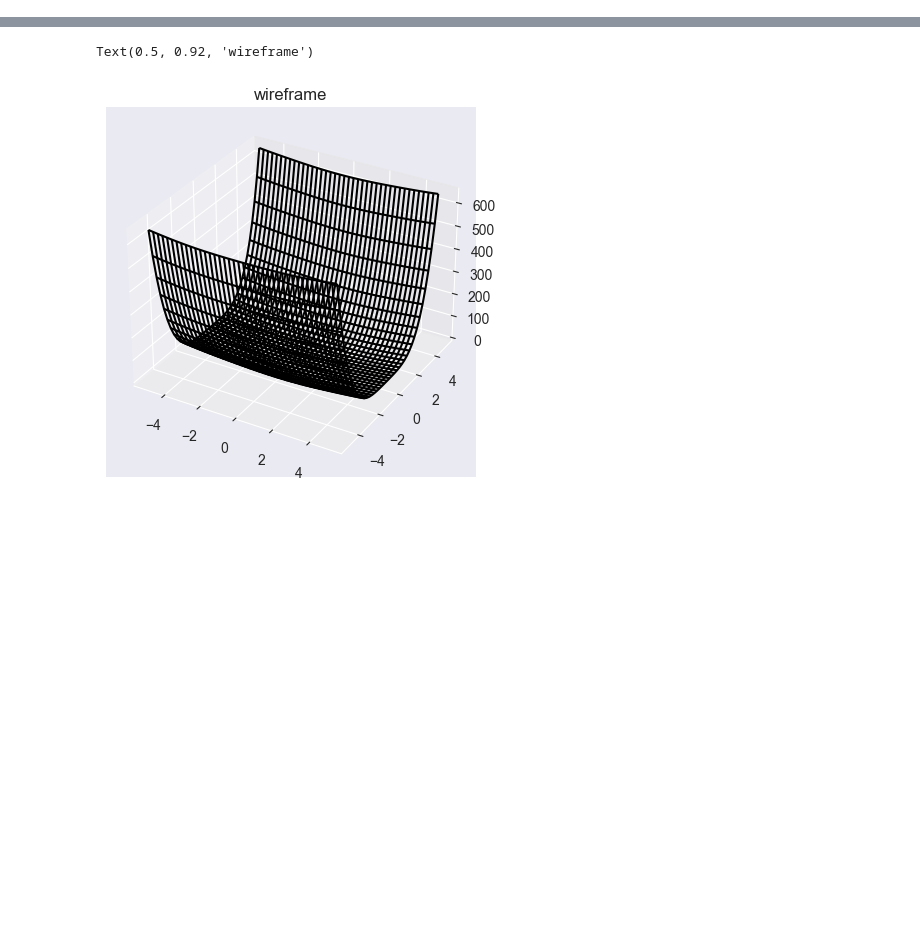
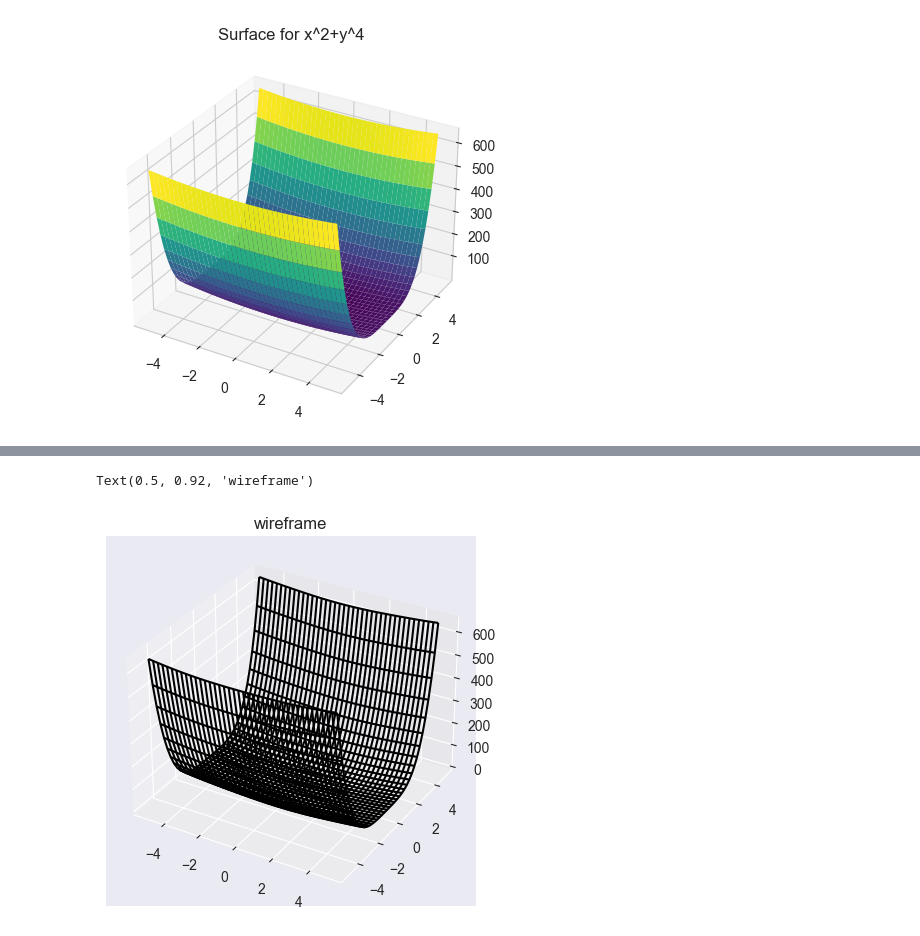
Before and after one commit to umjourje/COS360-Otimizacao-2022.2, a Jupyter notebook: Implementação de Funções e Plots.ipynb, the cells around one changed output, grey strips where cells are left out. Saved outputs shown, nothing was run; the diff lists cells and outputs as text; code cells hidden in the pictures; blank space fills up the shorter version.

```diff
--- a/Implementação de Funções e Plots.ipynb
+++ b/Implementação de Funções e Plots.ipynb
@@ -55,0 +75,7 @@ fig2
+# %%
+ax_f1_f3 = plt.axes(projection='3d')
+ax_f1_f3.plot_surface(X, Y, f1_f3_plot, rstride=1, cstride=1,
+                cmap='viridis', edgecolor='none')
+ax_f1_f3.set_title('Surface for x^2+y^4');
+# %% [output]
+[figure, added]
```
Also changed, not shown: parts of 17 cells of this notebook.
